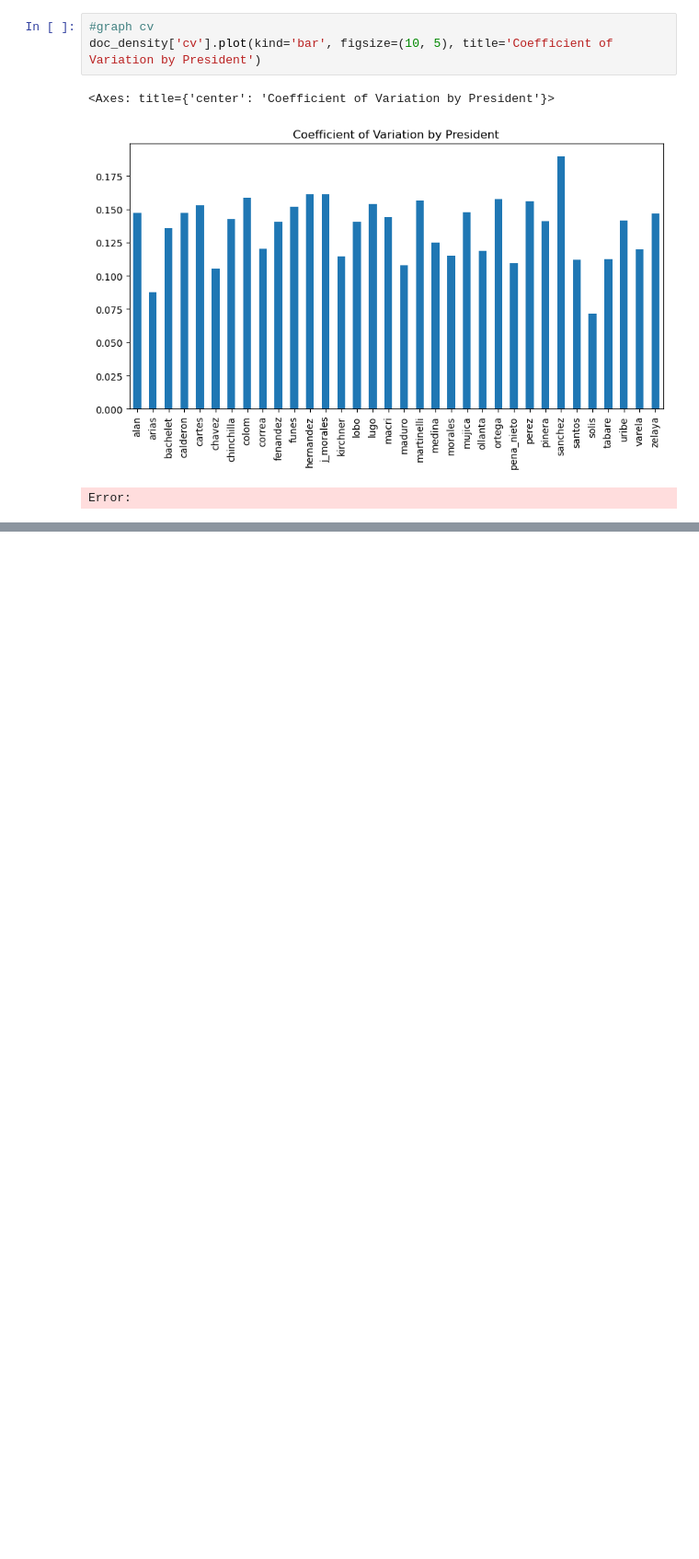
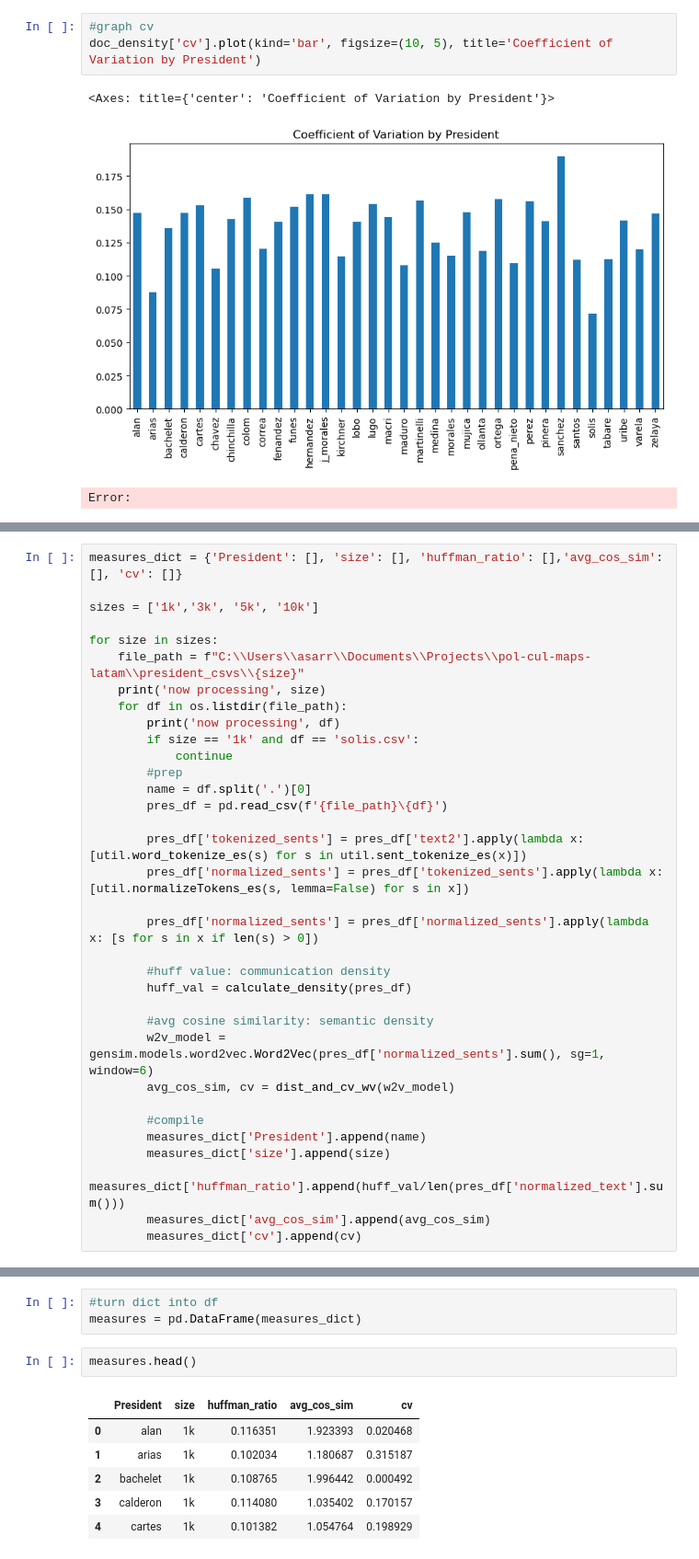
Before and after one commit to alejandrosarria0296/pol-cul-maps-latam, a Jupyter notebook: notebooks/3.word_embeddings.ipynb, the cells around one changed output, grey strips where cells are left out. Shown: that part at 92% size. Drawn from its saved outputs; the diff is of its cells as text; blank space fills up the shorter version.

```diff
--- a/notebooks/3.word_embeddings.ipynb
+++ b/notebooks/3.word_embeddings.ipynb
@@ -305,0 +444,34 @@ Error:
+# %%
+measures_dict = {'President': [], 'size': [], 'huffman_ratio': [],'avg_cos_sim': [], 'cv': []}
+
+sizes = ['1k','3k', '5k', '10k']
+
+for size in sizes:
+    file_path = f"C:\\Users\\asarr\\Documents\\Projects\\pol-cul-maps-latam\\president_csvs\\{size}"
+    print('now processing', size)
+    for df in os.listdir(file_path):
+        print('now processing', df)
+        if size == '1k' and df == 'solis.csv':
+            continue
+        #prep
+        name = df.split('.')[0]
+        pres_df = pd.read_csv(f'{file_path}\{df}')
+
+        pres_df['tokenized_sents'] = pres_df['text2'].apply(lambda x: [util.word_tokenize_es(s) for s in util.sent_tokenize_es(x)])
+        pres_df['normalized_sents'] = pres_df['tokenized_sents'].apply(lambda x: [util.normalizeTokens_es(s, lemma=False) for s in x])
+
+        pres_df['normalized_sents'] = pres_df['normalized_sents'].apply(lambda x: [s for s in x if len(s) > 0])
+
+        #huff value: communication density
+        huff_val = calculate_density(pres_df)
+
+        #avg cosine similarity: semantic density
+        w2v_model = gensim.models.word2vec.Word2Vec(pres_df['normalized_sents'].sum(), sg=1, window=6)
+        avg_cos_sim, cv = dist_and_cv_wv(w2v_model)
+
+        #compile
+        measures_dict['President'].append(name)
+        measures_dict['size'].append(size)
+        measures_dict['huffman_ratio'].append(huff_val/len(pres_df['normalized_text'].sum()))
+        measures_dict['avg_cos_sim'].append(avg_cos_sim)
+        measures_dict['cv'].append(cv)
@@ -305,0 +496,12 @@ Error:
+# %%
+#turn dict into df
+measures = pd.DataFrame(measures_dict)
+# %%
+measures.head()
+# %% [output]
+|  | President | size | huffman_ratio | avg_cos_sim | cv |
+| 0 | alan | 1k | 0.116351 | 1.923393 | 0.020468 |
+| 1 | arias | 1k | 0.102034 | 1.180687 | 0.315187 |
+| 2 | bachelet | 1k | 0.108765 | 1.996442 | 0.000492 |
+| 3 | calderon | 1k | 0.114080 | 1.035402 | 0.170157 |
+| 4 | cartes | 1k | 0.101382 | 1.054764 | 0.198929 |
```
Also changed, not shown: parts of 22 cells of this notebook.
